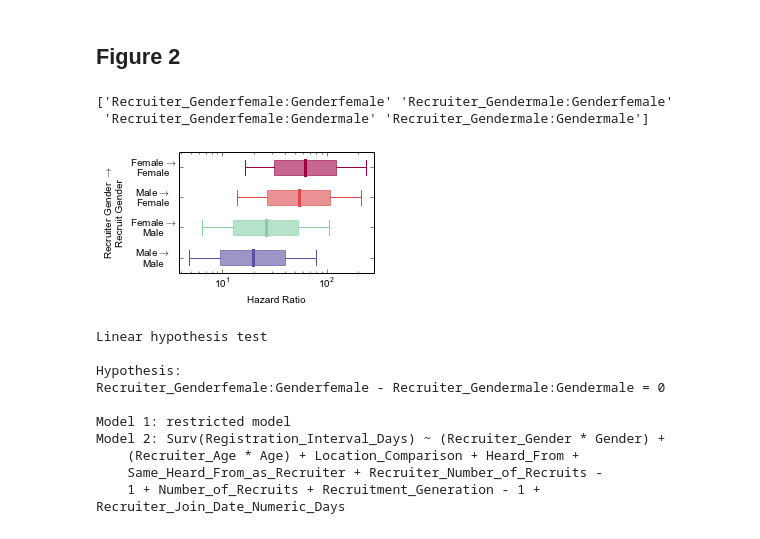
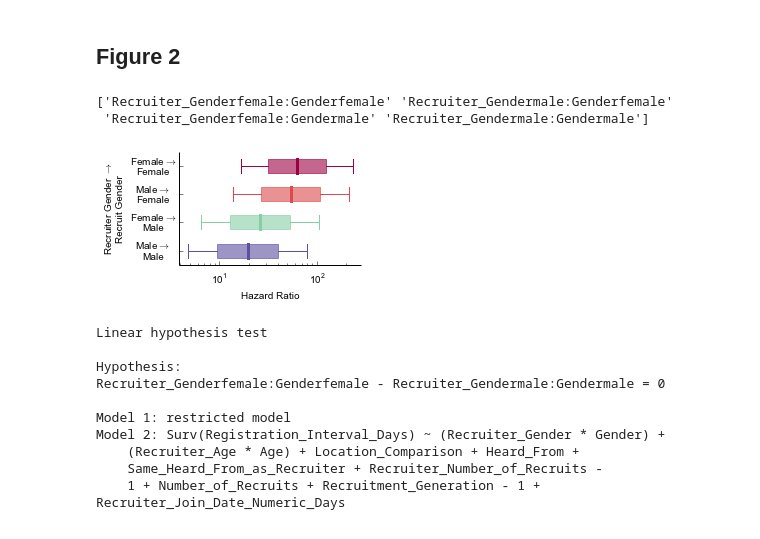
Before and after one commit to jeffalstott/Langley, a Jupyter notebook: Langley_Model.ipynb, the cells around one changed output. Saved outputs shown, nothing was run; the diff lists cells and outputs as text; code cells hidden in the pictures.

```diff
--- a/Langley_Model.ipynb
+++ b/Langley_Model.ipynb
@@ -10,9 +10,26 @@ figures = []
 fn = 1
 sfn = 1
 # %%
+figwidth = 3.27
+figwidth2 = 6.83
+figlength = figwidth*1.6180339
+figlength_wide = figwidth/1.6180339
+figlength2 = figwidth2*1.6180339
+figlength_wide2 = figwidth2/1.6180339
+
 matplotlib.rc('font', **{'sans-serif' : 'Arial',
                          'family' : 'sans-serif',
                          'size' : 10})
+
+import pylab
+pylab.rcParams['xtick.major.pad']='8'
+pylab.rcParams['ytick.major.pad']='8'
+#pylab.rcParams['font.sans-serif']='Arial'
+
+from matplotlib import rc
+rc('font', family='sans-serif')
+rc('font', size=10.0)
+rc('text', usetex=False)
 
 from matplotlib.font_manager import FontProperties
 
@@ -366,52 +396,38 @@ def Langleyboxplot(indices, **kwargs):
 Figure 2
 ----
 # %%
-figwidth = 3.5
-
-fig = figure(figsize=(figwidth, figwidth/1.618))
+fig = plt.figure(figsize=(figwidth, figlength_wide))
 ax = fig.add_subplot(111)
 l = []
 for i in ['Female', 'Male']:
     for j in ['Female', 'Male']:
         l.append(r'%s$\rightarrow$'%j+'\n'+i)
 
 slice_start = 27
 slice_end = 31
 ax = Langleyboxplot(range(slice_start, slice_end), label=l, ax=ax)
 ax.set_yticklabels(l[::-1], horizontalalignment='center')
 
 #Getting the ylabels to be placed correctly.
 plt.draw()
 yax = ax.get_yaxis()
 pad = max(T.label.get_window_extent().width for T in yax.majorTicks)
 yax.set_tick_params(pad=pad/2)
 
 ylabel(r'Recruiter Gender $\rightarrow$' "\nRecruit Gender", horizontalalignment='center')
-#ax.set_yscale('log')
-#ax.annotate("A", (0,1.), xycoords=(ax.get_yaxis().get_label(), "axes fraction"),
-#             fontsize=14)
 
-#ax = fig.add_subplot(212)
-#l = ['Parent: Female', 'Parent: Male', 'Child: Female', 'Child: Male']
-#slice_start = 0
-#slice_end = 4
-#ax = Langleyboxplot(range(slice_start, slice_end), label=l, ax=ax)
-#ax.set_yscale('log')
-#ax.annotate("B", (0,1.), xycoords=(ax.get_yaxis().get_label(), "axes fraction"),
-#             fontsize=14)
+ax.spines['top'].set_visible(False)
+ax.spines['right'].set_visible(False)
+ax.get_xaxis().tick_bottom()
+ax.get_yaxis().tick_left()
 
-
-
-
-#subplots_adjust(hspace=0.5)
-#suptitle("Figure %i"%fn)
 #title("Figure %i"%fn)
 fn+=1
 figures.append(fig)
 # %% [output]
 ['Recruiter_Genderfemale:Genderfemale' 'Recruiter_Gendermale:Genderfemale'
  'Recruiter_Genderfemale:Gendermale' 'Recruiter_Gendermale:Gendermale']
-[figure, old version]
+[figure, new version]
 # %%
 %%R
 hypothesis = "Recruiter_Genderfemale:Genderfemale - Recruiter_Gendermale:Gendermale"
```
Also changed, not shown: parts of 19 cells of this notebook, 2 other files.
